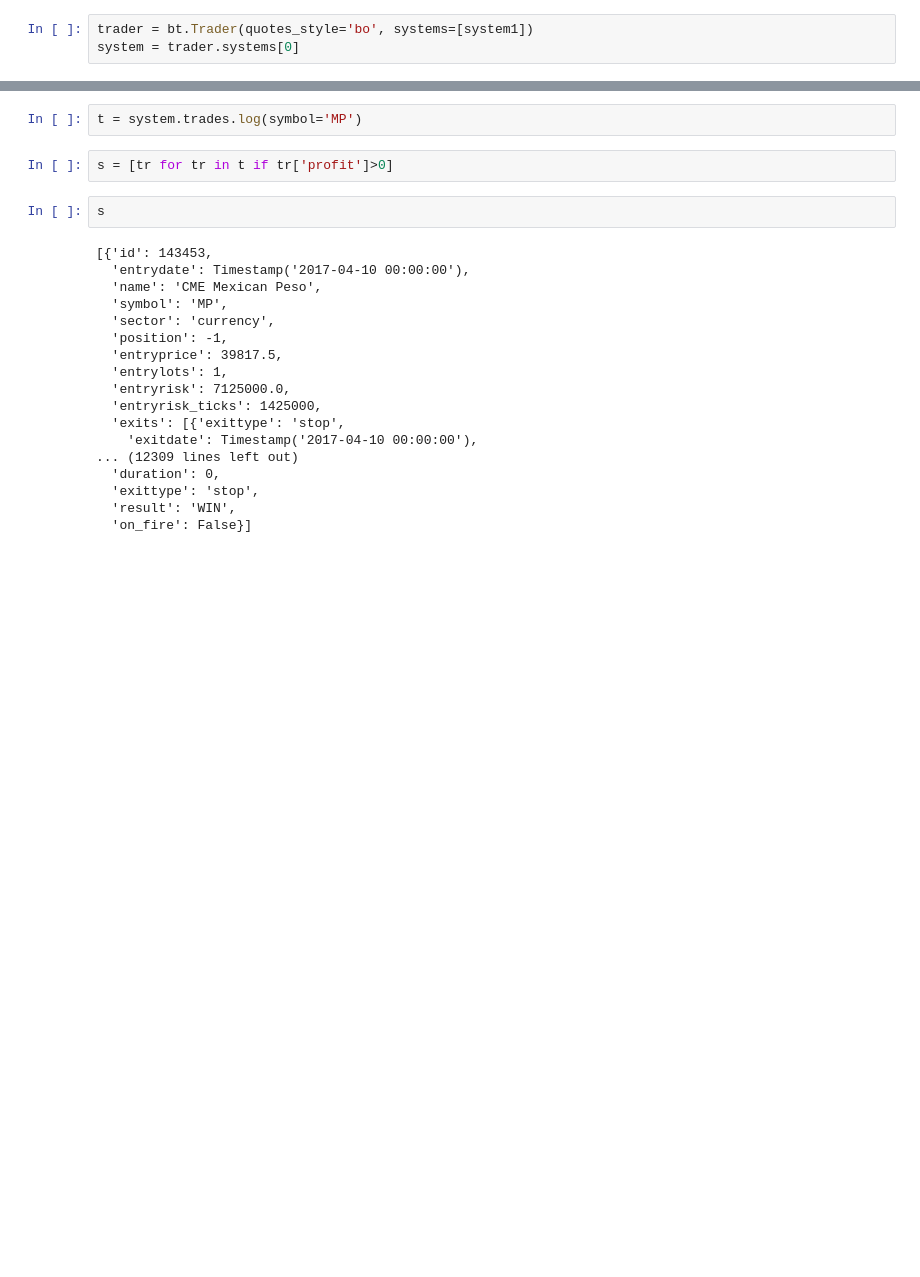
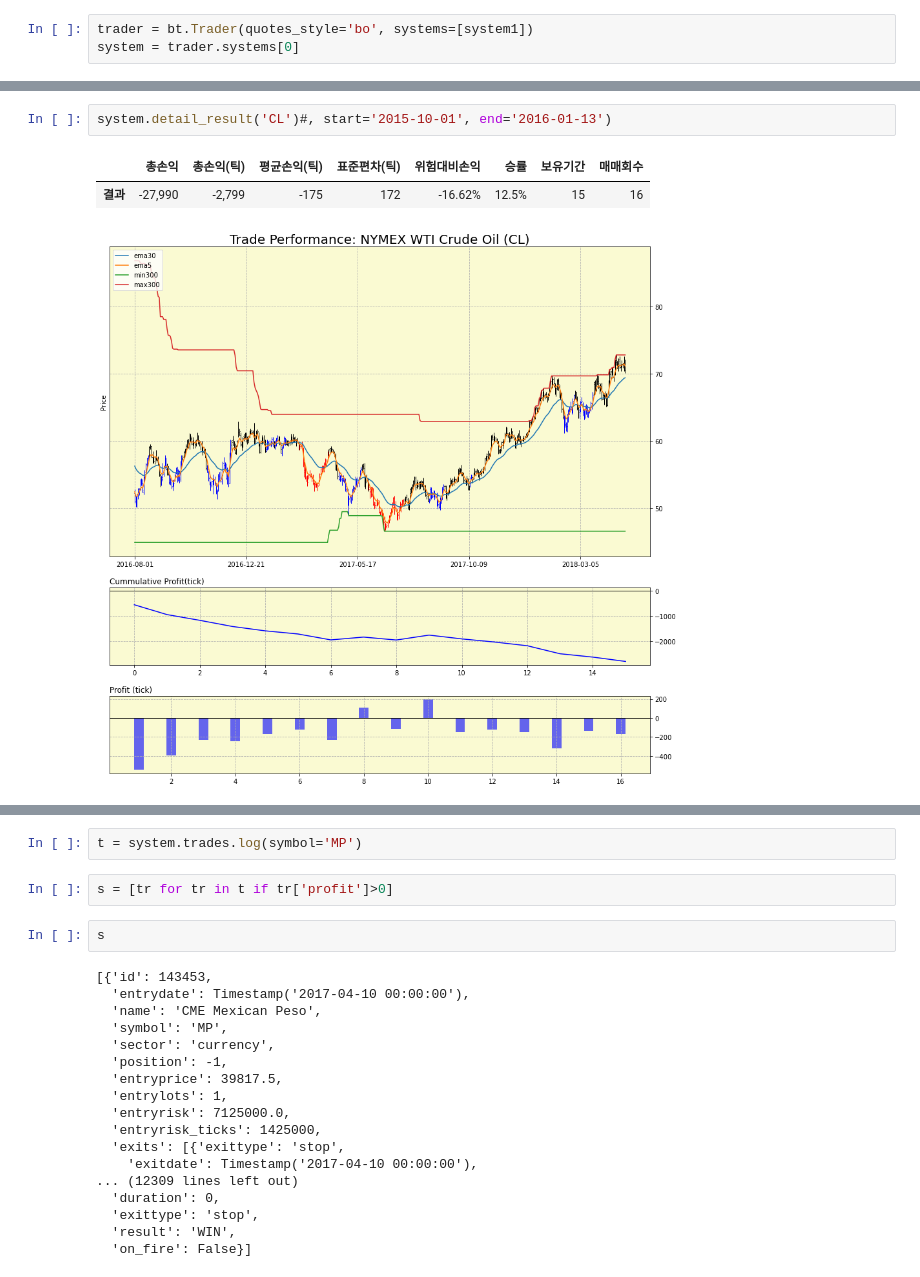
Before and after one commit to zipu/Trading, a Jupyter notebook: test.ipynb, the cells around one changed output, grey strips where cells are left out. Cells and saved outputs as stored; diff of their text form; blank space fills up the shorter version.

```diff
--- a/test.ipynb
+++ b/test.ipynb
@@ -49,0 +107,6 @@ system.summary(level=0)
+# %%
+system.detail_result('CL')#, start='2015-10-01', end='2016-01-13')
+# %% [output]
+|  | 총손익 | 총손익(틱) | 평균손익(틱) | 표준편차(틱) | 위험대비손익 | 승률 | 보유기간 | 매매회수 |
+| 결과 | -27,990 | -2,799 | -175 | 172 | -16.62% | 12.5% | 15 | 16 |
+[figure, added]
```
Also changed, not shown: parts of 53 cells of this notebook, 16 other files.
